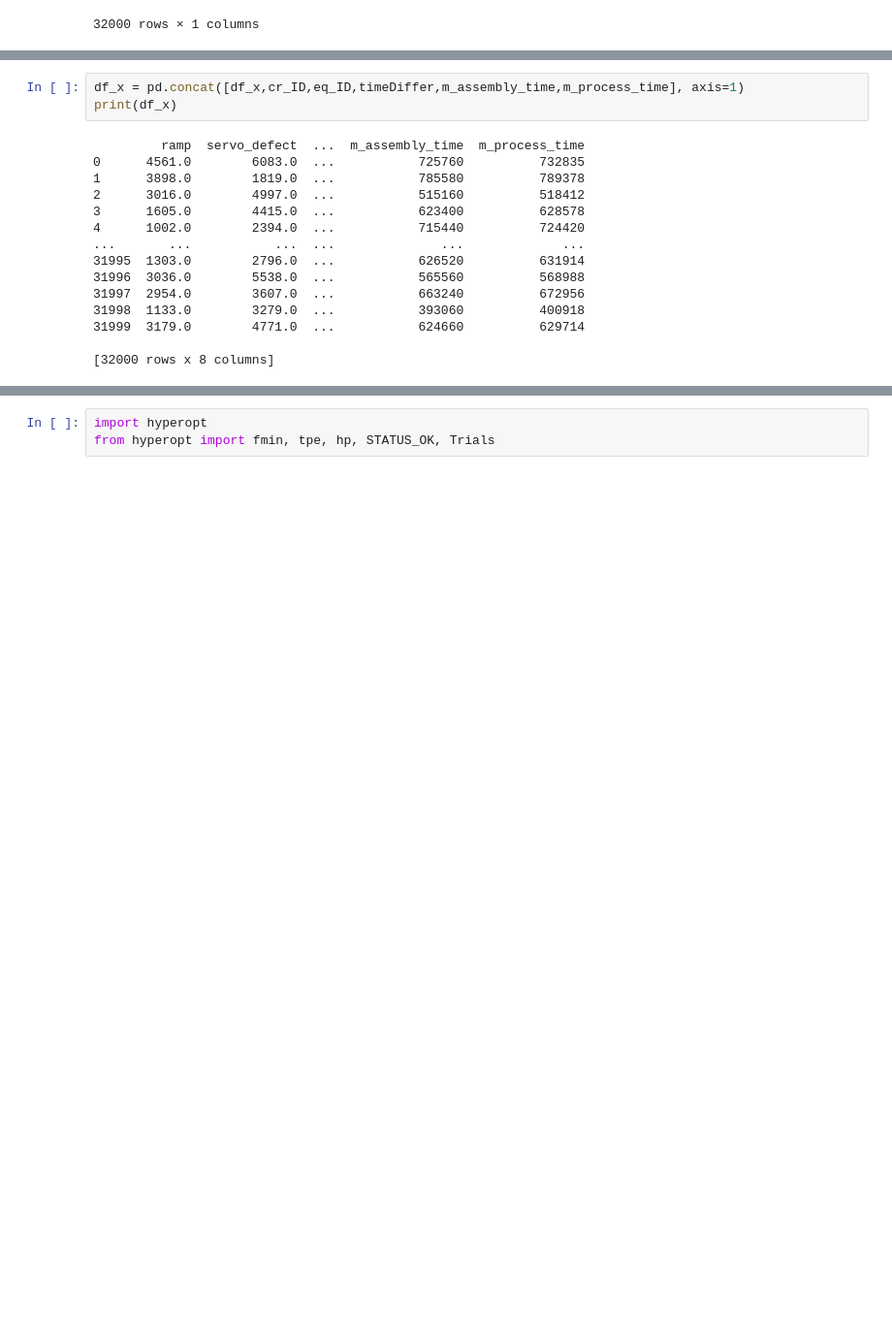
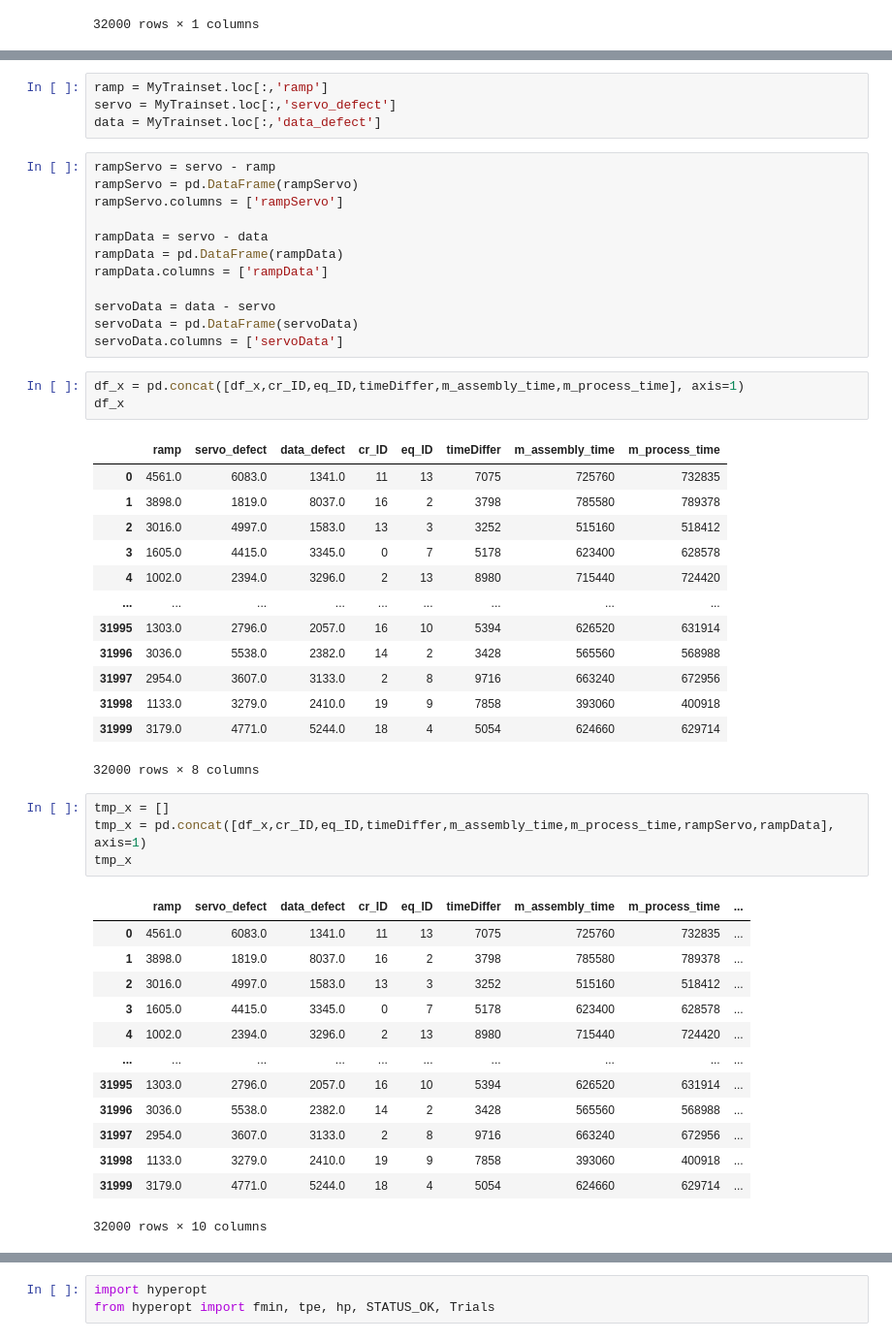
Before and after one commit to baesumin/DeepLearning, a Jupyter notebook: sk머신러닝1.ipynb, the cells around one changed output, grey strips where cells are left out. Shown at 97% size. Drawn from its saved outputs; the diff is of its cells as text; blank space fills up the shorter version.

```diff
--- a/sk머신러닝1.ipynb
+++ b/sk머신러닝1.ipynb
@@ -140,21 +140,54 @@ timeDiffer
+# %%
+ramp = MyTrainset.loc[:,'ramp']
+servo = MyTrainset.loc[:,'servo_defect']
+data = MyTrainset.loc[:,'data_defect']
+# %%
+rampServo = servo - ramp
+rampServo = pd.DataFrame(rampServo)
+rampServo.columns = ['rampServo']
+
+rampData = servo - data
+rampData = pd.DataFrame(rampData)
+rampData.columns = ['rampData']
+
+servoData = data - servo
+servoData = pd.DataFrame(servoData)
+servoData.columns = ['servoData']
 # %%
 df_x = pd.concat([df_x,cr_ID,eq_ID,timeDiffer,m_assembly_time,m_process_time], axis=1)
-print(df_x)
+df_x
 # %% [output]
+|  | ramp | servo_defect | data_defect | cr_ID | eq_ID | timeDiffer | m_assembly_time | m_process_time |
+| 0 | 4561.0 | 6083.0 | 1341.0 | 11 | 13 | 7075 | 725760 | 732835 |
+| 1 | 3898.0 | 1819.0 | 8037.0 | 16 | 2 | 3798 | 785580 | 789378 |
+| 2 | 3016.0 | 4997.0 | 1583.0 | 13 | 3 | 3252 | 515160 | 518412 |
+| 3 | 1605.0 | 4415.0 | 3345.0 | 0 | 7 | 5178 | 623400 | 628578 |
+| 4 | 1002.0 | 2394.0 | 3296.0 | 2 | 13 | 8980 | 715440 | 724420 |
+| ... | ... | ... | ... | ... | ... | ... | ... | ... |
+| 31995 | 1303.0 | 2796.0 | 2057.0 | 16 | 10 | 5394 | 626520 | 631914 |
+| 31996 | 3036.0 | 5538.0 | 2382.0 | 14 | 2 | 3428 | 565560 | 568988 |
+| 31997 | 2954.0 | 3607.0 | 3133.0 | 2 | 8 | 9716 | 663240 | 672956 |
+| 31998 | 1133.0 | 3279.0 | 2410.0 | 19 | 9 | 7858 | 393060 | 400918 |
+| 31999 | 3179.0 | 4771.0 | 5244.0 | 18 | 4 | 5054 | 624660 | 629714 |
-         ramp  servo_defect  ...  m_assembly_time  m_process_time
-0      4561.0        6083.0  ...           725760          732835
-1      3898.0        1819.0  ...           785580          789378
-2      3016.0        4997.0  ...           515160          518412
-3      1605.0        4415.0  ...           623400          628578
-4      1002.0        2394.0  ...           715440          724420
-...       ...           ...  ...              ...             ...
-31995  1303.0        2796.0  ...           626520          631914
-31996  3036.0        5538.0  ...           565560          568988
-31997  2954.0        3607.0  ...           663240          672956
-31998  1133.0        3279.0  ...           393060          400918
-31999  3179.0        4771.0  ...           624660          629714
-
-[32000 rows x 8 columns]
+32000 rows × 8 columns
+# %%
+tmp_x = []
+tmp_x = pd.concat([df_x,cr_ID,eq_ID,timeDiffer,m_assembly_time,m_process_time,rampServo,rampData], axis=1)
+tmp_x
+# %% [output]
+|  | ramp | servo_defect | data_defect | cr_ID | eq_ID | timeDiffer | m_assembly_time | m_process_time | ... |
+| 0 | 4561.0 | 6083.0 | 1341.0 | 11 | 13 | 7075 | 725760 | 732835 | ... |
+| 1 | 3898.0 | 1819.0 | 8037.0 | 16 | 2 | 3798 | 785580 | 789378 | ... |
+| 2 | 3016.0 | 4997.0 | 1583.0 | 13 | 3 | 3252 | 515160 | 518412 | ... |
+| 3 | 1605.0 | 4415.0 | 3345.0 | 0 | 7 | 5178 | 623400 | 628578 | ... |
+| 4 | 1002.0 | 2394.0 | 3296.0 | 2 | 13 | 8980 | 715440 | 724420 | ... |
+| ... | ... | ... | ... | ... | ... | ... | ... | ... | ... |
+| 31995 | 1303.0 | 2796.0 | 2057.0 | 16 | 10 | 5394 | 626520 | 631914 | ... |
+| 31996 | 3036.0 | 5538.0 | 2382.0 | 14 | 2 | 3428 | 565560 | 568988 | ... |
+| 31997 | 2954.0 | 3607.0 | 3133.0 | 2 | 8 | 9716 | 663240 | 672956 | ... |
+| 31998 | 1133.0 | 3279.0 | 2410.0 | 19 | 9 | 7858 | 393060 | 400918 | ... |
+| 31999 | 3179.0 | 4771.0 | 5244.0 | 18 | 4 | 5054 | 624660 | 629714 | ... |
+32000 rows × 10 columns
 # %%
 from sklearn import model_selection
 from sklearn.model_selection import cross_val_score
```
Also changed, not shown: parts of 18 cells of this notebook.
